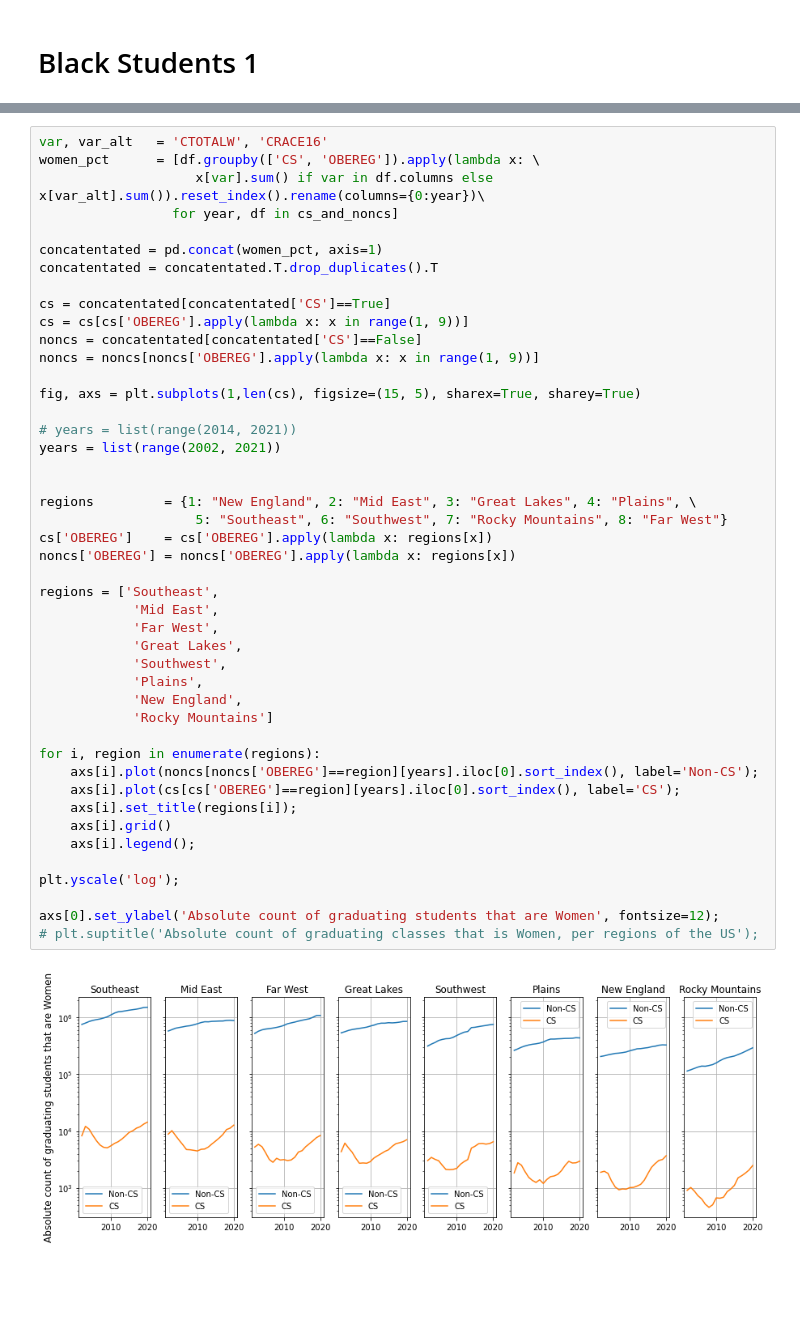
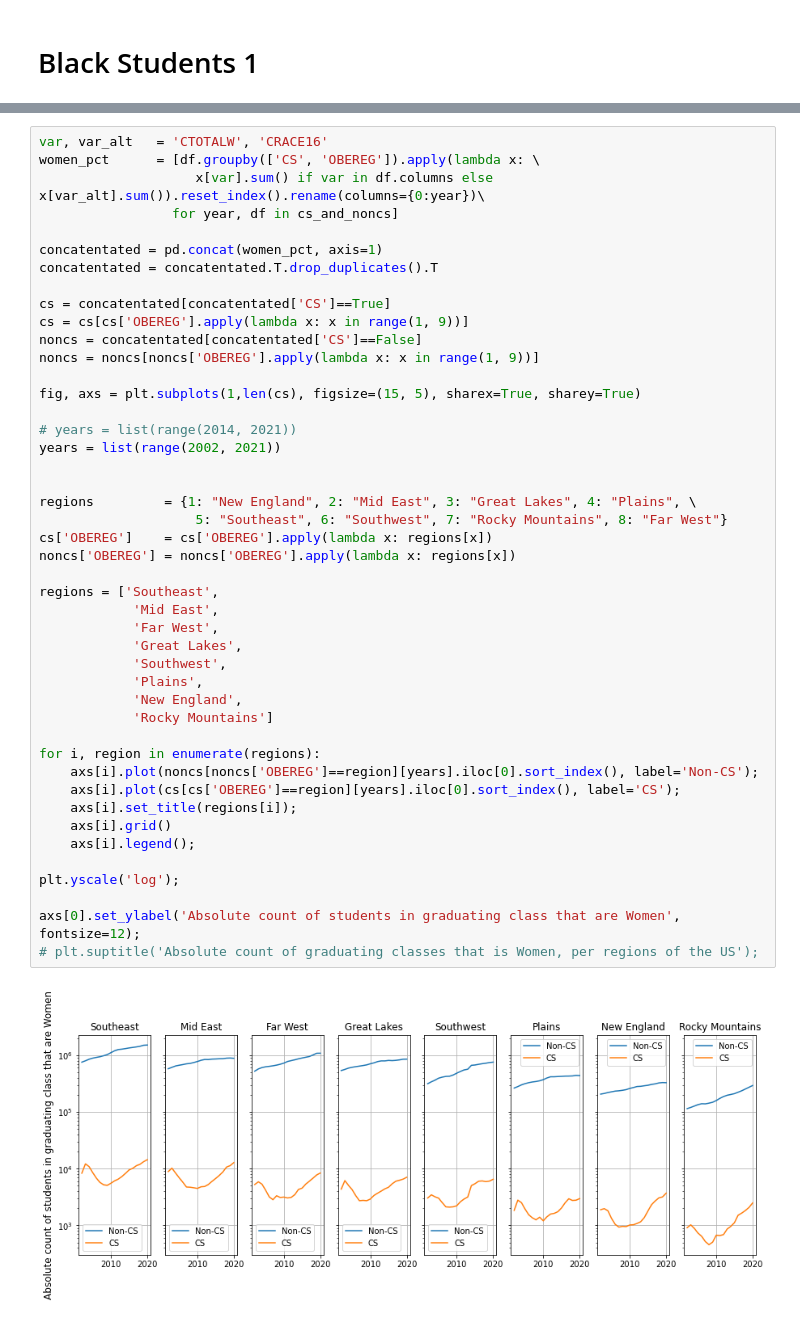
Before and after one commit to jmasontaylor/Education, a Jupyter notebook: src/Abs_Per_Region.ipynb, the cells around one changed output, grey strips where cells are left out. Saved outputs shown, nothing was run; the diff lists cells and outputs as text; blank space fills up the shorter version.

```diff
--- a/src/Abs_Per_Region.ipynb
+++ b/src/Abs_Per_Region.ipynb
@@ -228,35 +227,35 @@ fig, axs = plt.subplots(1,len(cs), figsize=(15, 5), sharex=True, sharey=True)
 
 # years = list(range(2014, 2021))
 years = list(range(2002, 2021))
 
 
 regions         = {1: "New England", 2: "Mid East", 3: "Great Lakes", 4: "Plains", \
                     5: "Southeast", 6: "Southwest", 7: "Rocky Mountains", 8: "Far West"}
 cs['OBEREG']    = cs['OBEREG'].apply(lambda x: regions[x])
 noncs['OBEREG'] = noncs['OBEREG'].apply(lambda x: regions[x])
 
 regions = ['Southeast',
             'Mid East',
             'Far West',
             'Great Lakes',
             'Southwest',
             'Plains',
             'New England',
             'Rocky Mountains']
 
 for i, region in enumerate(regions):
     axs[i].plot(noncs[noncs['OBEREG']==region][years].iloc[0].sort_index(), label='Non-CS');
     axs[i].plot(cs[cs['OBEREG']==region][years].iloc[0].sort_index(), label='CS');
     axs[i].set_title(regions[i]);
     axs[i].grid()
     axs[i].legend();
 
 plt.yscale('log');
 
-axs[0].set_ylabel('Absolute count of graduating students that are Women', fontsize=12);
+axs[0].set_ylabel('Absolute count of students in graduating class that are Women', fontsize=12);
 # plt.suptitle('Absolute count of graduating classes that is Women, per regions of the US');
 # %% [output]
-[figure, old version]
+[figure, new version]
 # %%
 var, var_alt   = 'CAIANT', 'CRACE19'
 natives_pct      = [df.groupby(['CS', 'OBEREG']).apply(lambda x: \
```
Also changed, not shown: parts of 6 cells of this notebook.
